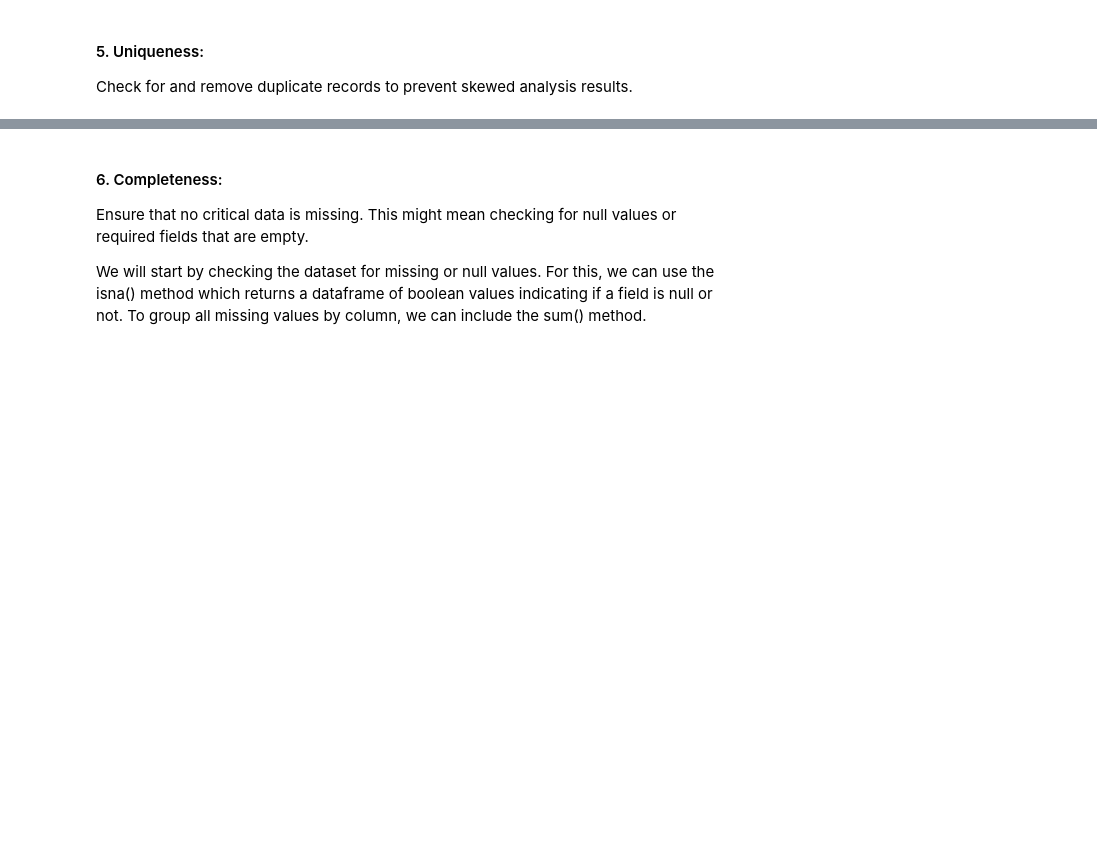
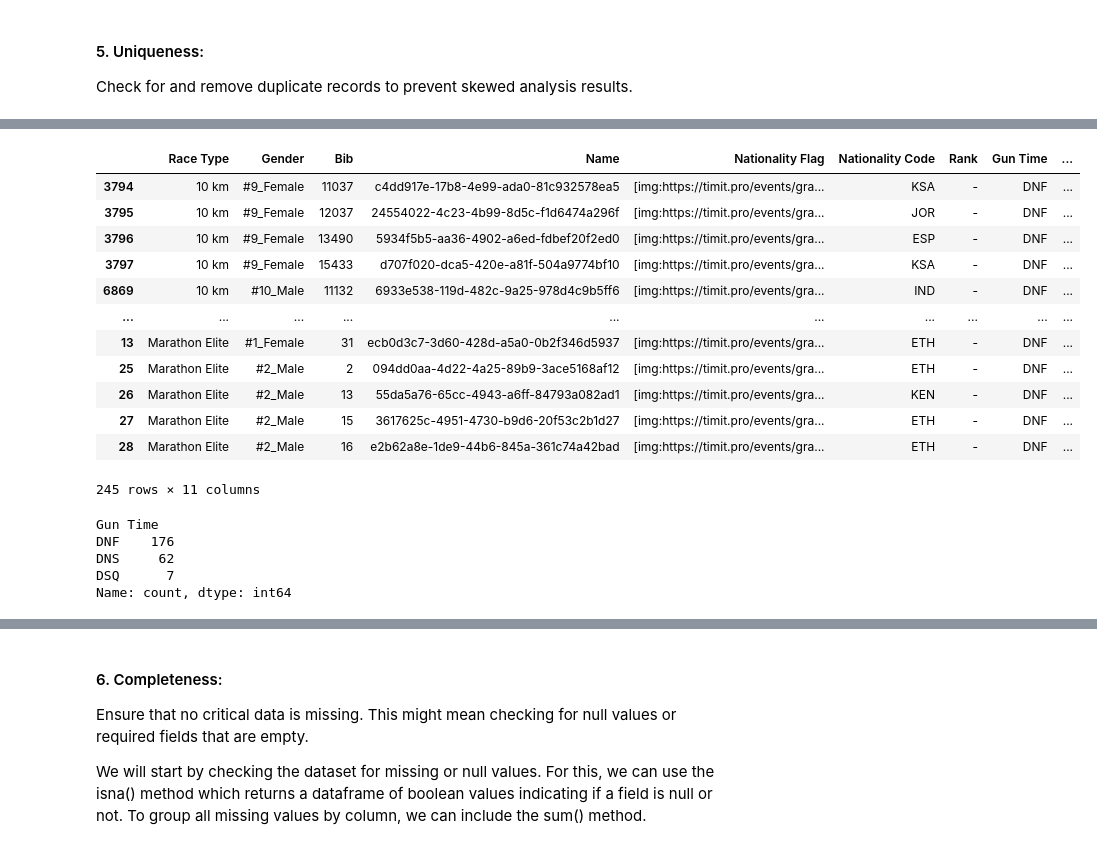
Before and after one commit to Tuwaiq-DS-ML-bootcamp-V-9/Usecase-1, a Jupyter notebook: 4-EDA explain - usecase1-v2.ipynb, the cells around one changed output, grey strips where cells are left out. Cells and saved outputs as stored; diff of their text form; code cells hidden in the pictures; blank space fills up the shorter version.

```diff
--- a/4-EDA explain - usecase1-v2.ipynb
+++ b/4-EDA explain - usecase1-v2.ipynb
@@ -294,0 +429,24 @@ marathon_df_2022.shape
+# %%
+marathon_df_2023[marathon_df_2023.duplicated(['Race Type', 'Rank', 'Gender'], keep=False)].sort_values(['Race Type', 'Rank'])
+# %% [output]
+|  | Race Type | Gender | Bib | Name | Nationality Flag | Nationality Code | Rank | Gun Time | ... |
+| 3794 | 10 km | #9_Female | 11037 | c4dd917e-17b8-4e99-ada0-81c932578ea5 | [img:https://timit.pro/events/gra... | KSA | - | DNF | ... |
+| 3795 | 10 km | #9_Female | 12037 | 24554022-4c23-4b99-8d5c-f1d6474a296f | [img:https://timit.pro/events/gra... | JOR | - | DNF | ... |
+| 3796 | 10 km | #9_Female | 13490 | 5934f5b5-aa36-4902-a6ed-fdbef20f2ed0 | [img:https://timit.pro/events/gra... | ESP | - | DNF | ... |
+| 3797 | 10 km | #9_Female | 15433 | d707f020-dca5-420e-a81f-504a9774bf10 | [img:https://timit.pro/events/gra... | KSA | - | DNF | ... |
+| 6869 | 10 km | #10_Male | 11132 | 6933e538-119d-482c-9a25-978d4c9b5ff6 | [img:https://timit.pro/events/gra... | IND | - | DNF | ... |
+| ... | ... | ... | ... | ... | ... | ... | ... | ... | ... |
+| 13 | Marathon Elite | #1_Female | 31 | ecb0d3c7-3d60-428d-a5a0-0b2f346d5937 | [img:https://timit.pro/events/gra... | ETH | - | DNF | ... |
+| 25 | Marathon Elite | #2_Male | 2 | 094dd0aa-4d22-4a25-89b9-3ace5168af12 | [img:https://timit.pro/events/gra... | ETH | - | DNF | ... |
+| 26 | Marathon Elite | #2_Male | 13 | 55da5a76-65cc-4943-a6ff-84793a082ad1 | [img:https://timit.pro/events/gra... | KEN | - | DNF | ... |
+| 27 | Marathon Elite | #2_Male | 15 | 3617625c-4951-4730-b9d6-20f53c2b1d27 | [img:https://timit.pro/events/gra... | ETH | - | DNF | ... |
+| 28 | Marathon Elite | #2_Male | 16 | e2b62a8e-1de9-44b6-845a-361c74a42bad | [img:https://timit.pro/events/gra... | ETH | - | DNF | ... |
+245 rows × 11 columns
+# %%
+marathon_df_2023[marathon_df_2023.duplicated(['Race Type', 'Rank', 'Gender'], keep=False)]['Gun Time'].value_counts()
+# %% [output]
+Gun Time
+DNF    176
+DNS     62
+DSQ      7
+Name: count, dtype: int64
```
Also changed, not shown: parts of 31 cells of this notebook.
